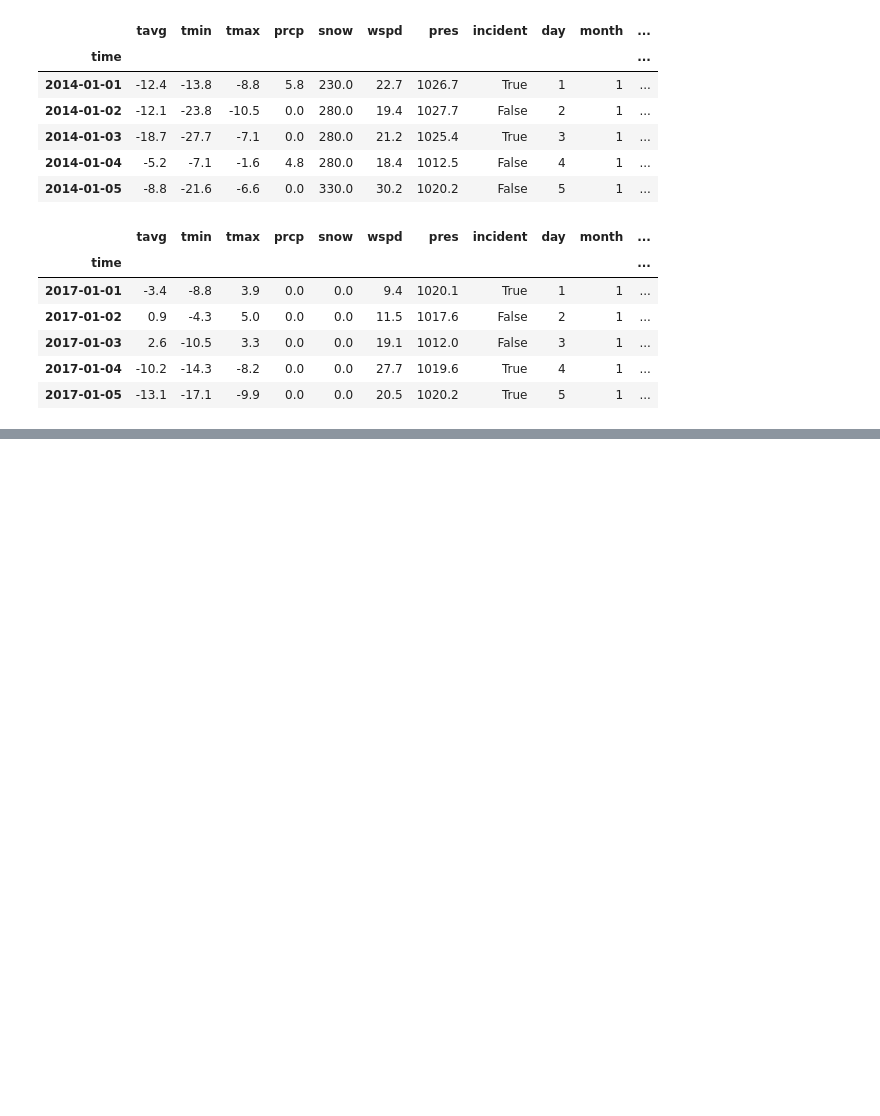
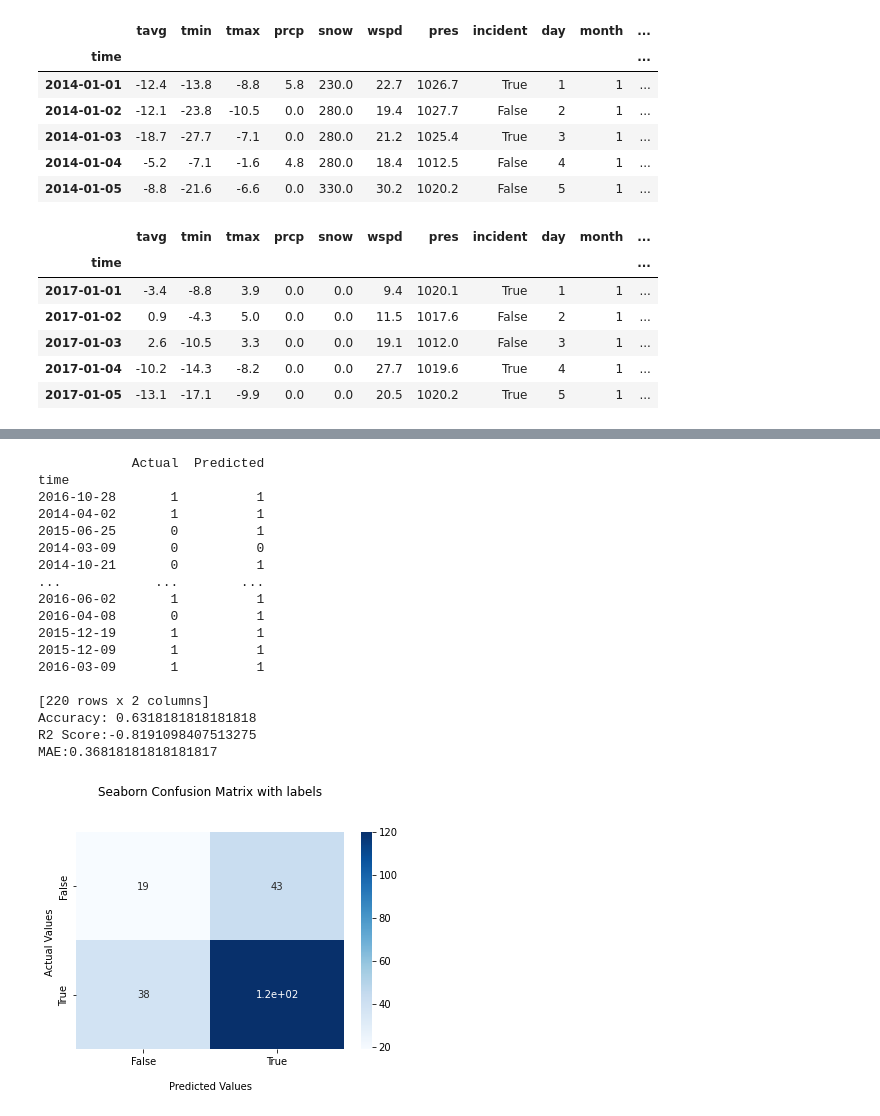
Before and after one commit to hdelgado-web/coderhouse, a Jupyter notebook: proyecto_final/machine_learning_model.ipynb, the cells around one changed output, grey strips where cells are left out. Cells and saved outputs as stored; diff of their text form; code cells hidden in the pictures; blank space fills up the shorter version.

```diff
--- a/proyecto_final/machine_learning_model.ipynb
+++ b/proyecto_final/machine_learning_model.ipynb
@@ -81,0 +313,58 @@ gun_val.head()
+# %%
+#Preparación de datos
+y = gun_alg_aux['incident']
+X = gun_alg_aux[['tavg', 'tmin', 'tmax', 'prcp', 'snow', 'wspd', 'pres', 'day',	'month', 'day_of_the_week']]
+
+#Separacion en train y test
+X_train, X_test, y_train, y_test = train_test_split(X, y, test_size=0.2, random_state=2)
+
+
+#Entrenando Decision Tree Classifier
+dtc = DecisionTreeClassifier()
+dtc.fit(X_train, y_train)
+y_pred = dtc.predict(X_test)
+
+
+df = pd.DataFrame({'Actual': y_test, 'Predicted': y_pred})
+print(df)
+
+#Con nuestro modelo
+print("Accuracy:",metrics.accuracy_score(y_test, y_pred))
+print("R2 Score:" + str(r2_score(y_test, y_pred)))
+print("MAE:" + str(mean_absolute_error(y_test, y_pred)))
+
+#matriz de confusión del modelo
+
+cf_matrix = confusion_matrix(y_test, y_pred)
+ax = sns.heatmap(cf_matrix, annot=True, cmap='Blues')
+
+ax.set_title('Seaborn Confusion Matrix with labels\n\n');
+ax.set_xlabel('\nPredicted Values')
+ax.set_ylabel('Actual Values ');
+
+## Ticket labels - List must be in alphabetical order
+ax.xaxis.set_ticklabels(['False','True'])
+ax.yaxis.set_ticklabels(['False','True'])
+
+## Display the visualization of the Confusion Matrix.
+plt.show()
+# %% [output]
+            Actual  Predicted
+time
+2016-10-28       1          1
+2014-04-02       1          1
+2015-06-25       0          1
+2014-03-09       0          0
+2014-10-21       0          1
+...            ...        ...
+2016-06-02       1          1
+2016-04-08       0          1
+2015-12-19       1          1
+2015-12-09       1          1
+2016-03-09       1          1
+
+[220 rows x 2 columns]
+Accuracy: 0.6318181818181818
+R2 Score:-0.8191098407513275
+MAE:0.36818181818181817
+[figure, added]
```
Also changed, not shown: parts of 11 cells of this notebook, 5 other files.
